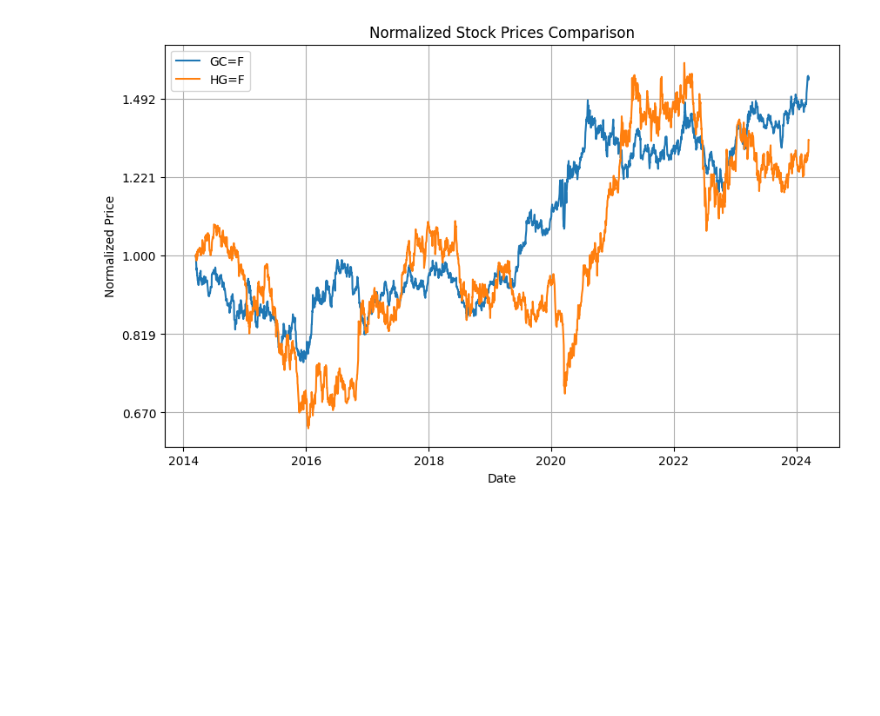
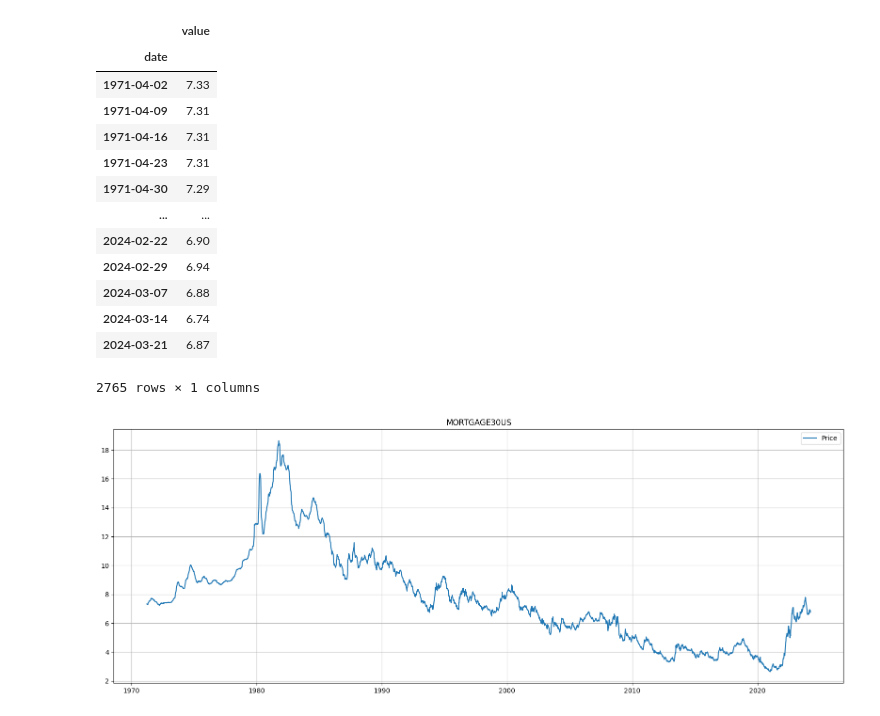
Before and after one commit to ivandimitrovkyulev/Notebooks, a Jupyter notebook: sample/Untitled.ipynb, the cells around one changed output. Drawn from its saved outputs; the diff is of its cells as text; code cells hidden in the pictures; blank space fills up the shorter version.

```diff
--- a/sample/Untitled.ipynb
+++ b/sample/Untitled.ipynb
@@ -1,10 +0,0 @@
-# %%
-import yfinance as yf
-import pandas as pd
-import numpy as np
-import matplotlib.pyplot as plt
-from sklearn.linear_model import LinearRegression
-from src import utils, plotting
-
-
-pd.set_option('display.float_format', '{:,.2f}'.format)
@@ -22,4 +1,52 @@ plot_n_chart_comparison([(ticker_1, stock_1), (ticker_2, stock_2)], log_scale=Fa
-# %%
-plot_n_chart_comparison([(ticker_1, stock_1), (ticker_2, stock_2)], log_scale=True)
-# %% [output]
-[figure, removed]
+# %%
+import os
+import dotenv
+import requests
+import pandas as pd
+import matplotlib.pyplot as plt
+from src import plotting
+
+
+series_id = 'MORTGAGE30US'
+
+url = os.getenv("FRED_HOST_URL")
+params = {
+    'file_type': 'json',
+    'api_key': os.getenv('FRED_API_KEY'),
+    'series_id': series_id,
+}
+response = requests.get(url + "/fred/series/observations", params=params, timeout=5)
+# %%
+data = response.json()['observations']
+
+df = pd.DataFrame(data, columns=['date', 'value'])
+
+df['date'] = pd.to_datetime(df['date'])
+df['value'] = pd.to_numeric(df['value'])
+df.set_index('date', inplace=True)
+
+df
+# %% [output]
+|  | value |
+| date |  |
+| 1971-04-02 | 7.33 |
+| 1971-04-09 | 7.31 |
+| 1971-04-16 | 7.31 |
+| 1971-04-23 | 7.31 |
+| 1971-04-30 | 7.29 |
+| ... | ... |
+| 2024-02-22 | 6.90 |
+| 2024-02-29 | 6.94 |
+| 2024-03-07 | 6.88 |
+| 2024-03-14 | 6.74 |
+| 2024-03-21 | 6.87 |
+2765 rows × 1 columns
+# %%
+plt.figure(1, figsize=(20, 7))
+plt.title(series_id)
+plt.plot(df.index, df['value'], label="Price")
+plt.legend()
+plt.grid(True)
+plt.show()
+# %% [output]
+[figure, added]
```
Also changed, not shown: parts of 2 cells of this notebook, 8 other files.
